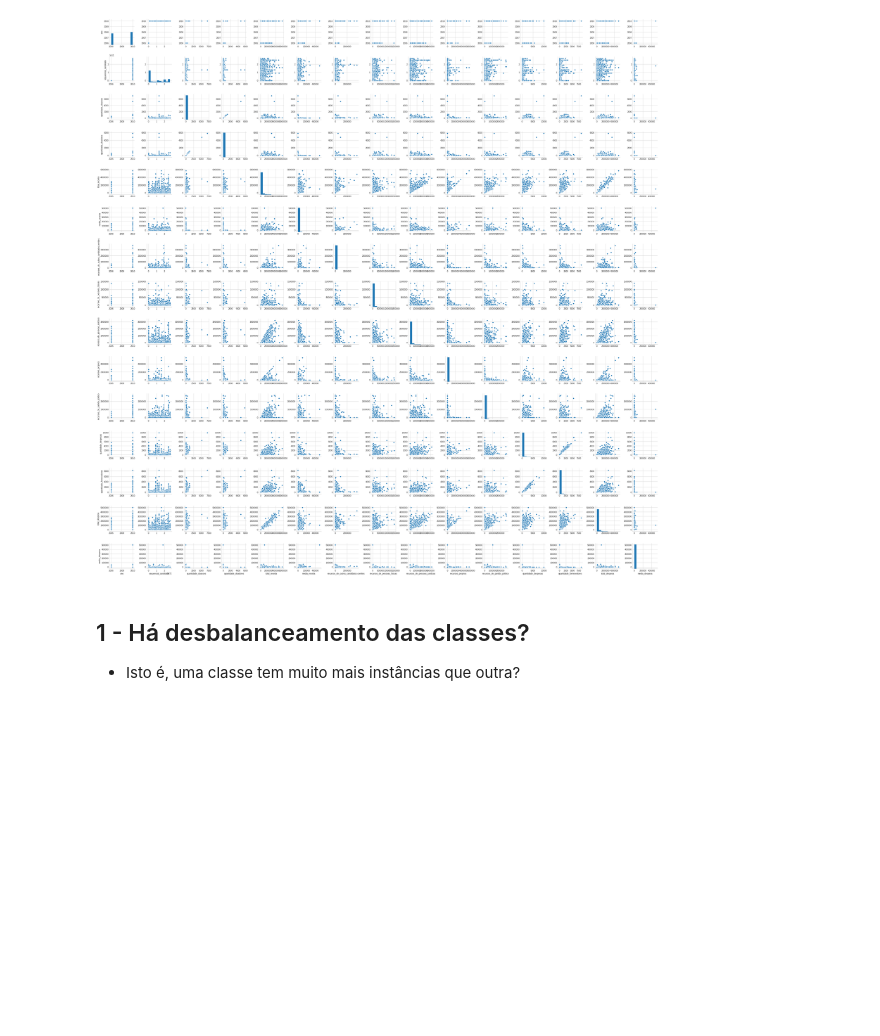
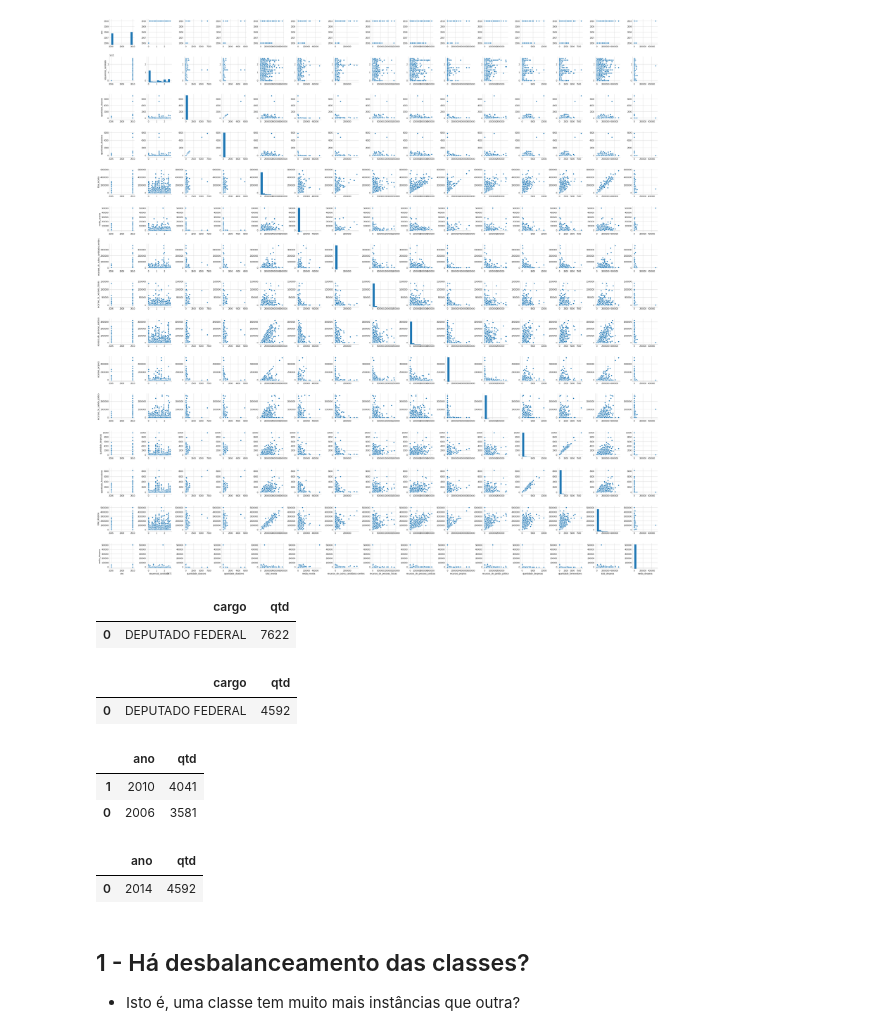
Before and after one commit to Lorenaps/aprendizagem-maquina, a Jupyter notebook: classificacao_deputados/classificacao_deputados.ipynb, the cells around one changed output. Drawn from its saved outputs; the diff is of its cells as text; code cells hidden in the pictures; blank space fills up the shorter version.

```diff
--- a/classificacao_deputados/classificacao_deputados.ipynb
+++ b/classificacao_deputados/classificacao_deputados.ipynb
@@ -63,0 +64,3 @@ train.shape
+# %%
+train['ano'] = train['ano'].astype(object)
+train.dtypes
@@ -78,3 +120,13 @@ sns.pairplot(train)
 # %% [output]
 <seaborn.axisgrid.PairGrid at 0x...>
 [figure]
+# %%
+train.groupby('cargo').size().reset_index(name='qtd').sort_values('qtd', ascending=False)
+# %% [output]
+|  | cargo | qtd |
+| 0 | DEPUTADO FEDERAL | 7622 |
+# %%
+test.groupby('cargo').size().reset_index(name='qtd').sort_values('qtd', ascending=False)
+# %% [output]
+|  | cargo | qtd |
+| 0 | DEPUTADO FEDERAL | 4592 |
@@ -81,3 +137,14 @@ sns.pairplot(train)
+# %%
+train.groupby('ano').size().reset_index(name='qtd').sort_values('qtd', ascending=False)
+# %% [output]
+|  | ano | qtd |
+| 1 | 2010 | 4041 |
+| 0 | 2006 | 3581 |
+# %%
+test.groupby('ano').size().reset_index(name='qtd').sort_values('qtd', ascending=False)
+# %% [output]
+|  | ano | qtd |
+| 0 | 2014 | 4592 |
 # %% [markdown]
 ## 1 - Há desbalanceamento das classes?
 - Isto é, uma classe tem muito mais instâncias que outra?
```
Also changed, not shown: parts of 23 cells of this notebook.
